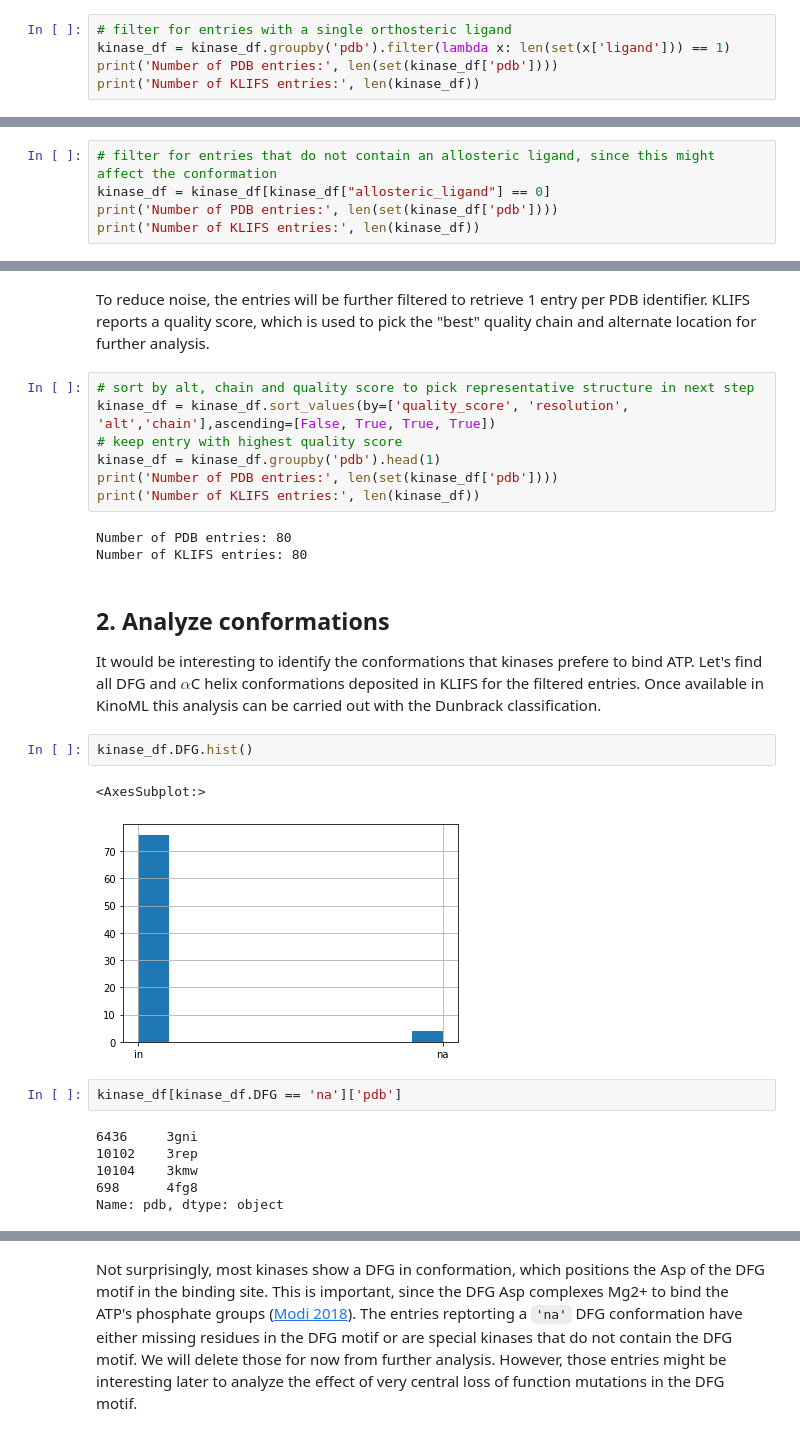
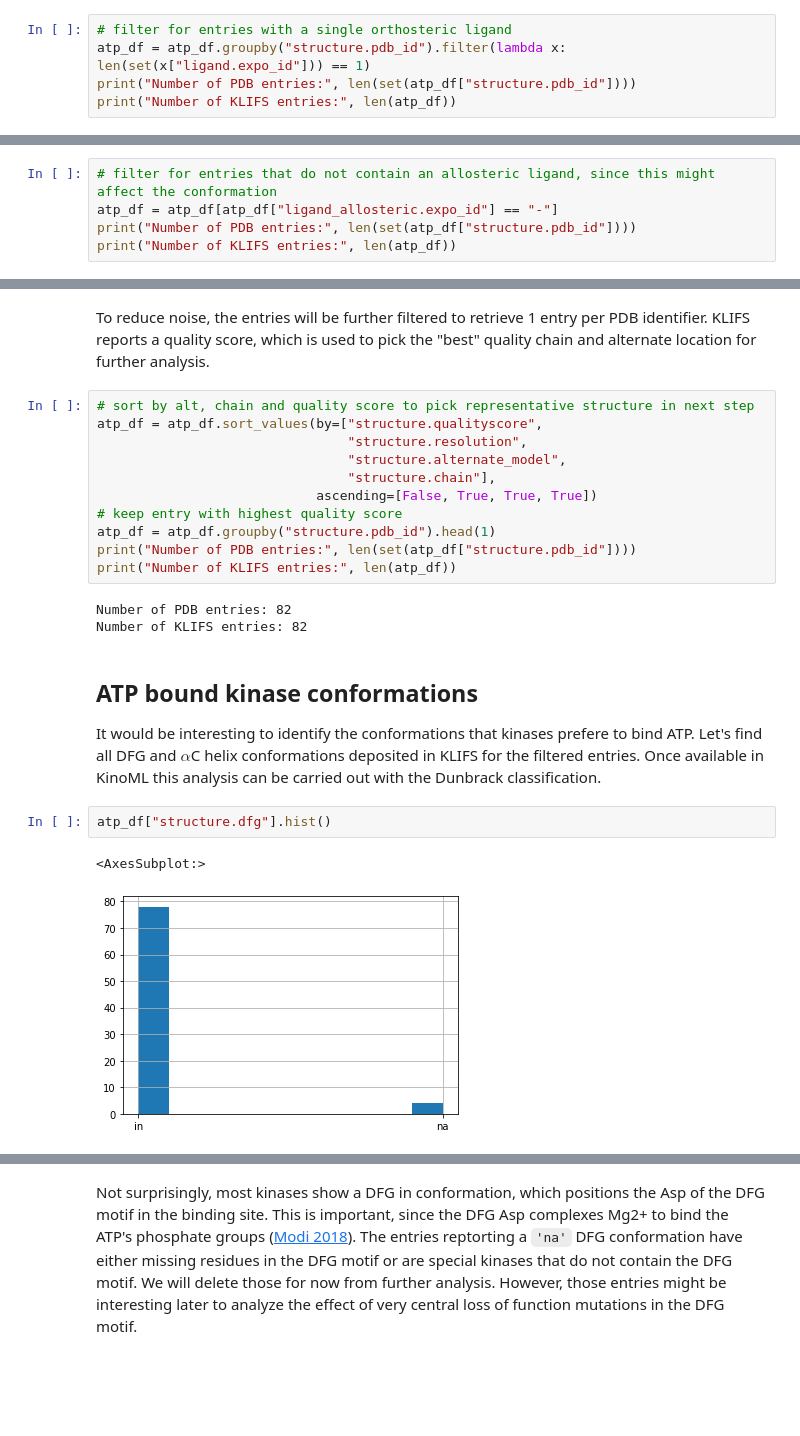
Before and after one commit to openkinome/study-abl-resistance, a Jupyter notebook: notebooks/atp_kinase_conformations.ipynb, the cells around one changed output, grey strips where cells are left out. Saved outputs shown, nothing was run; the diff lists cells and outputs as text; blank space fills up the shorter version.

```diff
--- a/notebooks/atp_kinase_conformations.ipynb
+++ b/notebooks/atp_kinase_conformations.ipynb
@@ -47,6 +67,6 @@ Number of KLIFS entries: 212
 # %%
 # filter for entries with a single orthosteric ligand
-kinase_df = kinase_df.groupby('pdb').filter(lambda x: len(set(x['ligand'])) == 1)
-print('Number of PDB entries:', len(set(kinase_df['pdb'])))
-print('Number of KLIFS entries:', len(kinase_df))
+atp_df = atp_df.groupby("structure.pdb_id").filter(lambda x: len(set(x["ligand.expo_id"])) == 1)
+print("Number of PDB entries:", len(set(atp_df["structure.pdb_id"])))
+print("Number of KLIFS entries:", len(atp_df))
 # %% [output]
@@ -55,6 +75,6 @@ Number of KLIFS entries: 212
 # %%
 # filter for entries that do not contain an allosteric ligand, since this might affect the conformation
-kinase_df = kinase_df[kinase_df["allosteric_ligand"] == 0]
-print('Number of PDB entries:', len(set(kinase_df['pdb'])))
-print('Number of KLIFS entries:', len(kinase_df))
+atp_df = atp_df[atp_df["ligand_allosteric.expo_id"] == "-"]
+print("Number of PDB entries:", len(set(atp_df["structure.pdb_id"])))
+print("Number of KLIFS entries:", len(atp_df))
 # %% [output]
@@ -64,28 +84,24 @@ Number of KLIFS entries: 151
 To reduce noise, the entries will be further filtered to retrieve 1 entry per PDB identifier. KLIFS reports a quality score, which is used to pick the "best" quality chain and alternate location for further analysis.
 # %%
 # sort by alt, chain and quality score to pick representative structure in next step
-kinase_df = kinase_df.sort_values(by=['quality_score', 'resolution', 'alt','chain'],ascending=[False, True, True, True])
+atp_df = atp_df.sort_values(by=["structure.qualityscore",
+                                "structure.resolution",
+                                "structure.alternate_model",
+                                "structure.chain"],
+                            ascending=[False, True, True, True])
 # keep entry with highest quality score
-kinase_df = kinase_df.groupby('pdb').head(1)
-print('Number of PDB entries:', len(set(kinase_df['pdb'])))
-print('Number of KLIFS entries:', len(kinase_df))
+atp_df = atp_df.groupby("structure.pdb_id").head(1)
+print("Number of PDB entries:", len(set(atp_df["structure.pdb_id"])))
+print("Number of KLIFS entries:", len(atp_df))
 # %% [output]
-Number of PDB entries: 80
-Number of KLIFS entries: 80
+Number of PDB entries: 82
+Number of KLIFS entries: 82
 # %% [markdown]
-## 2. Analyze conformations
+## ATP bound kinase conformations
 
 It would be interesting to identify the conformations that kinases prefere to bind ATP. Let's find all DFG and $\alpha$C helix conformations deposited in KLIFS for the filtered entries. Once available in KinoML this analysis can be carried out with the Dunbrack classification.
-# %%
-kinase_df.DFG.hist()
-# %% [output]
-<AxesSubplot:>
-[figure, removed]
-# %%
-kinase_df[kinase_df.DFG == 'na']['pdb']
-# %% [output]
-6436     3gni
-10102    3rep
-10104    3kmw
-698      4fg8
-Name: pdb, dtype: object
+# %%
+atp_df["structure.dfg"].hist()
+# %% [output]
+<AxesSubplot:>
+[figure, added]
```
Also changed, not shown: parts of 56 cells of this notebook, 1 other file.
